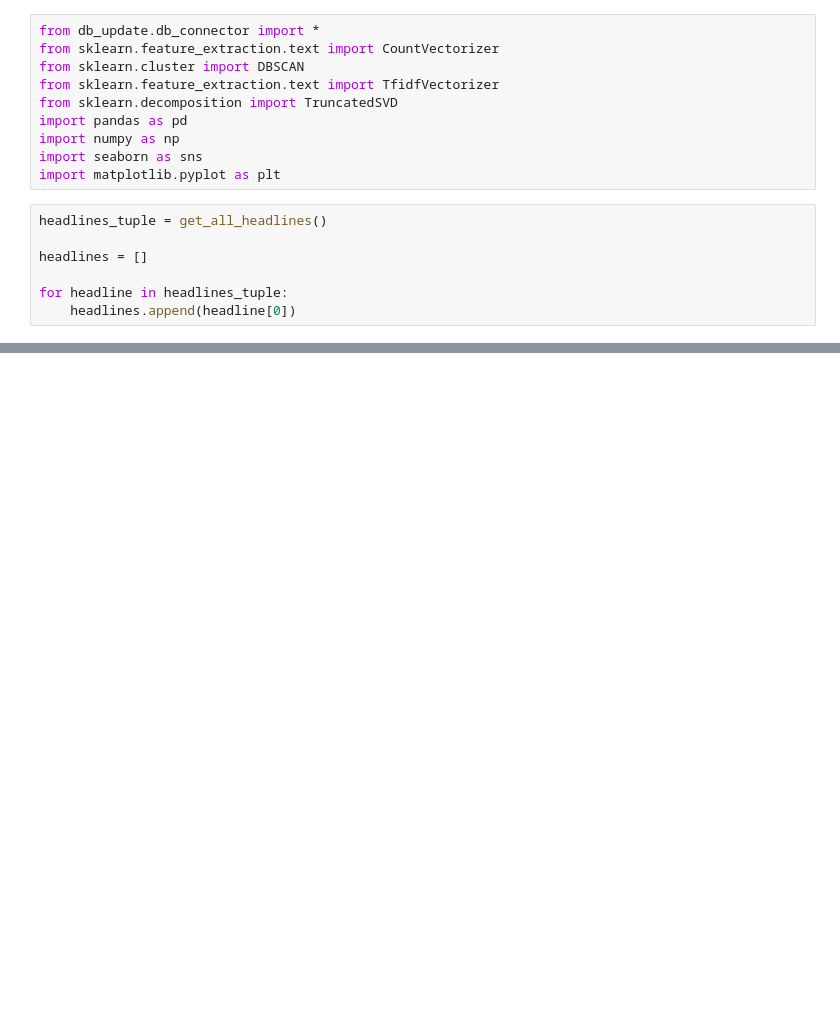
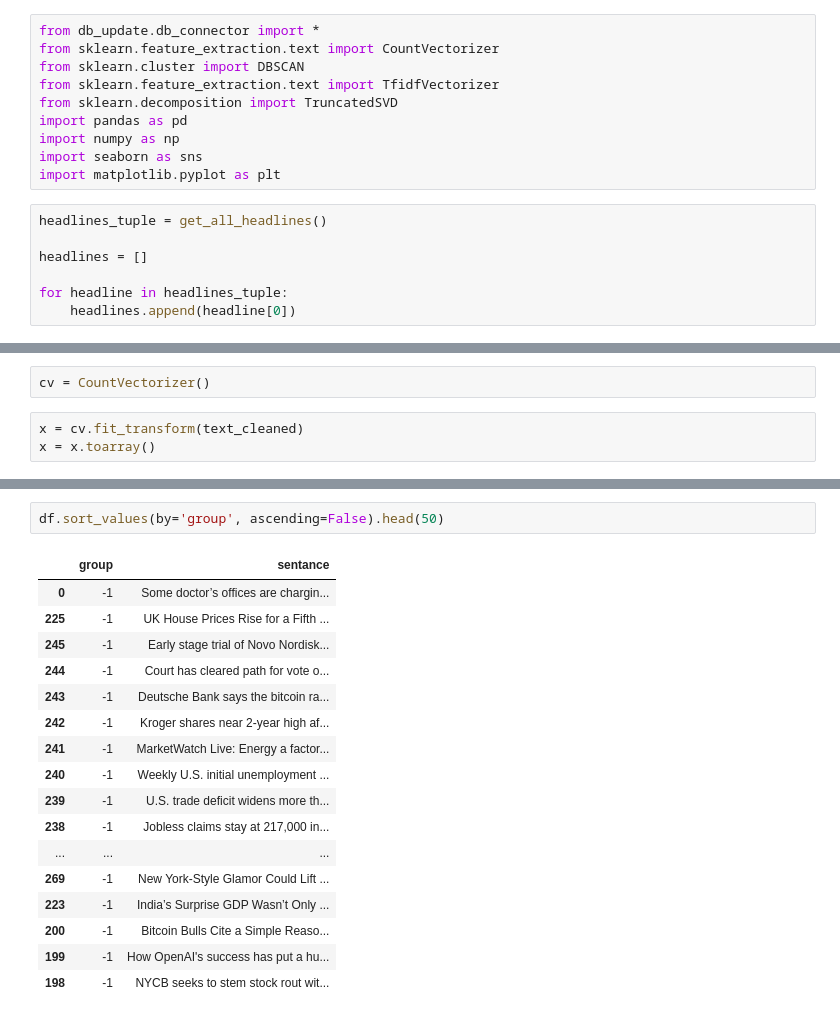
Before and after one commit to maxbshaw17/MorningBread, a Jupyter notebook: article_api/LSA_test.ipynb, the cells around one changed output, grey strips where cells are left out. Saved outputs shown, nothing was run; the diff lists cells and outputs as text; blank space fills up the shorter version.

```diff
--- a/article_api/LSA_test.ipynb
+++ b/article_api/LSA_test.ipynb
@@ -200,0 +137,5 @@ NameError: name 'y' is not defined
+# %%
+cv = CountVectorizer()
+# %%
+x = cv.fit_transform(text_cleaned)
+x = x.toarray()
@@ -200,0 +200,20 @@ NameError: name 'y' is not defined
+# %%
+df.sort_values(by='group', ascending=False).head(50)
+# %% [output]
+|  | group | sentance |
+| 0 | -1 | Some doctor’s offices are chargin... |
+| 225 | -1 | UK House Prices Rise for a Fifth ... |
+| 245 | -1 | Early stage trial of Novo Nordisk... |
+| 244 | -1 | Court has cleared path for vote o... |
+| 243 | -1 | Deutsche Bank says the bitcoin ra... |
+| 242 | -1 | Kroger shares near 2-year high af... |
+| 241 | -1 | MarketWatch Live: Energy a factor... |
+| 240 | -1 | Weekly U.S. initial unemployment ... |
+| 239 | -1 | U.S. trade deficit widens more th... |
+| 238 | -1 | Jobless claims stay at 217,000 in... |
+| ... | ... | ... |
+| 269 | -1 | New York-Style Glamor Could Lift ... |
+| 223 | -1 | India’s Surprise GDP Wasn’t Only ... |
+| 200 | -1 | Bitcoin Bulls Cite a Simple Reaso... |
+| 199 | -1 | How OpenAI's success has put a hu... |
+| 198 | -1 | NYCB seeks to stem stock rout wit... |
```
Also changed, not shown: parts of 40 cells of this notebook, 5 other files.
